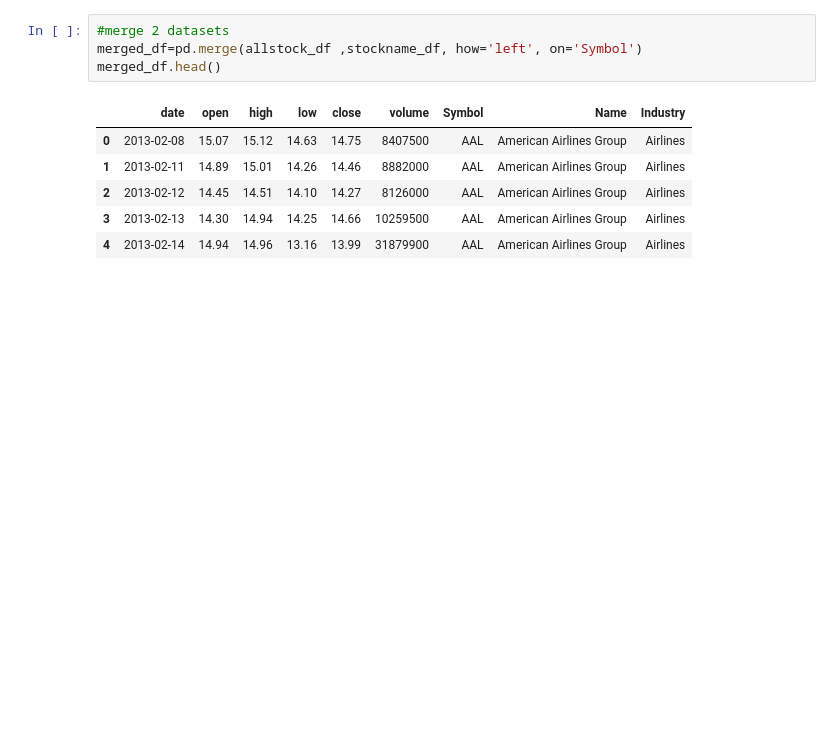
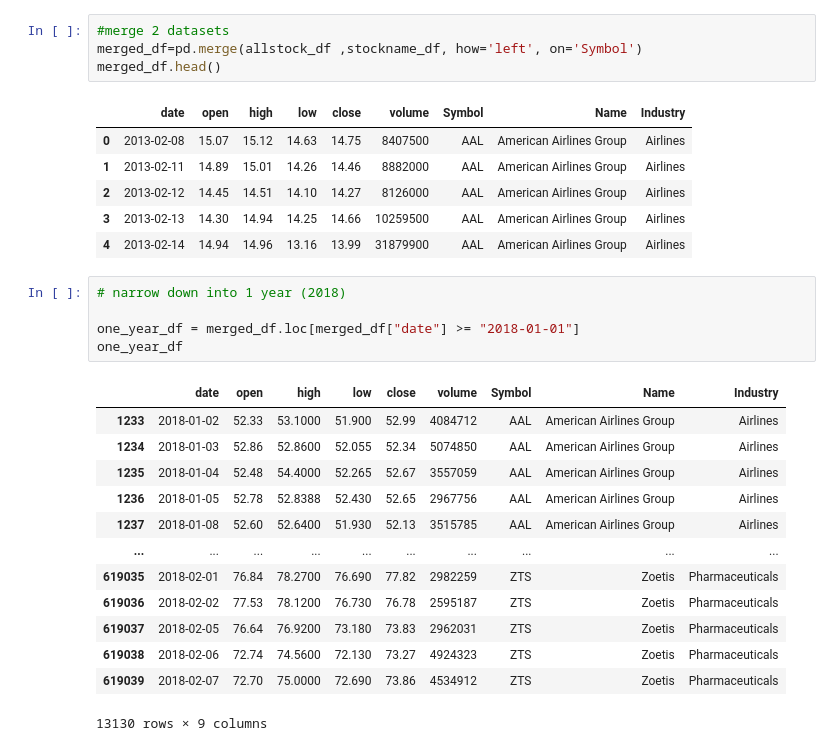
Before and after one commit to TracieDiepBautista/StockAnalytics, a Jupyter notebook: pandasDataManipulation-jy.ipynb, the cells around one changed output. Cells and saved outputs as stored; diff of their text form; blank space fills up the shorter version.

```diff
--- a/pandasDataManipulation-jy.ipynb
+++ b/pandasDataManipulation-jy.ipynb
@@ -50,3 +50,22 @@ merged_df.head()
 | 2 | 2013-02-12 | 14.45 | 14.51 | 14.10 | 14.27 | 8126000 | AAL | American Airlines Group | Airlines |
 | 3 | 2013-02-13 | 14.30 | 14.94 | 14.25 | 14.66 | 10259500 | AAL | American Airlines Group | Airlines |
 | 4 | 2013-02-14 | 14.94 | 14.96 | 13.16 | 13.99 | 31879900 | AAL | American Airlines Group | Airlines |
+# %%
+# narrow down into 1 year (2018)
+
+one_year_df = merged_df.loc[merged_df["date"] >= "2018-01-01"]
+one_year_df
+# %% [output]
+|  | date | open | high | low | close | volume | Symbol | Name | Industry |
+| 1233 | 2018-01-02 | 52.33 | 53.1000 | 51.900 | 52.99 | 4084712 | AAL | American Airlines Group | Airlines |
+| 1234 | 2018-01-03 | 52.86 | 52.8600 | 52.055 | 52.34 | 5074850 | AAL | American Airlines Group | Airlines |
+| 1235 | 2018-01-04 | 52.48 | 54.4000 | 52.265 | 52.67 | 3557059 | AAL | American Airlines Group | Airlines |
+| 1236 | 2018-01-05 | 52.78 | 52.8388 | 52.430 | 52.65 | 2967756 | AAL | American Airlines Group | Airlines |
+| 1237 | 2018-01-08 | 52.60 | 52.6400 | 51.930 | 52.13 | 3515785 | AAL | American Airlines Group | Airlines |
+| ... | ... | ... | ... | ... | ... | ... | ... | ... | ... |
+| 619035 | 2018-02-01 | 76.84 | 78.2700 | 76.690 | 77.82 | 2982259 | ZTS | Zoetis | Pharmaceuticals |
+| 619036 | 2018-02-02 | 77.53 | 78.1200 | 76.730 | 76.78 | 2595187 | ZTS | Zoetis | Pharmaceuticals |
+| 619037 | 2018-02-05 | 76.64 | 76.9200 | 73.180 | 73.83 | 2962031 | ZTS | Zoetis | Pharmaceuticals |
+| 619038 | 2018-02-06 | 72.74 | 74.5600 | 72.130 | 73.27 | 4924323 | ZTS | Zoetis | Pharmaceuticals |
+| 619039 | 2018-02-07 | 72.70 | 75.0000 | 72.690 | 73.86 | 4534912 | ZTS | Zoetis | Pharmaceuticals |
+13130 rows × 9 columns
```
Also changed, not shown: parts of 11 cells of this notebook, 11 other files.
